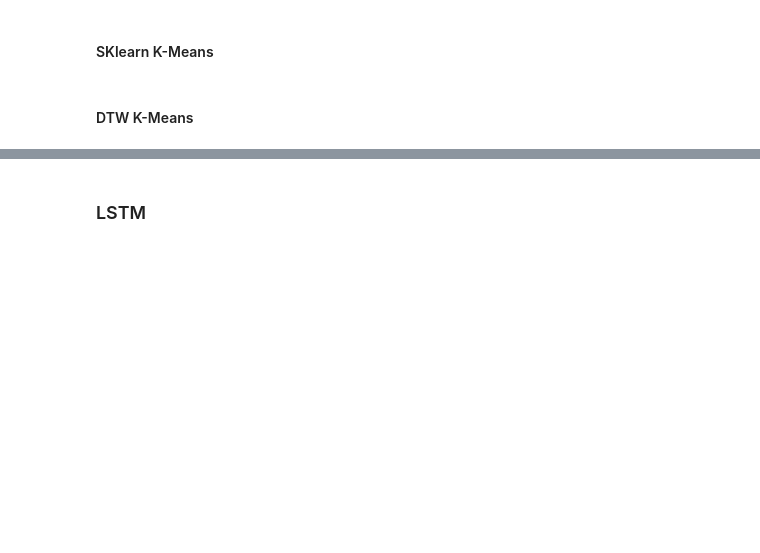
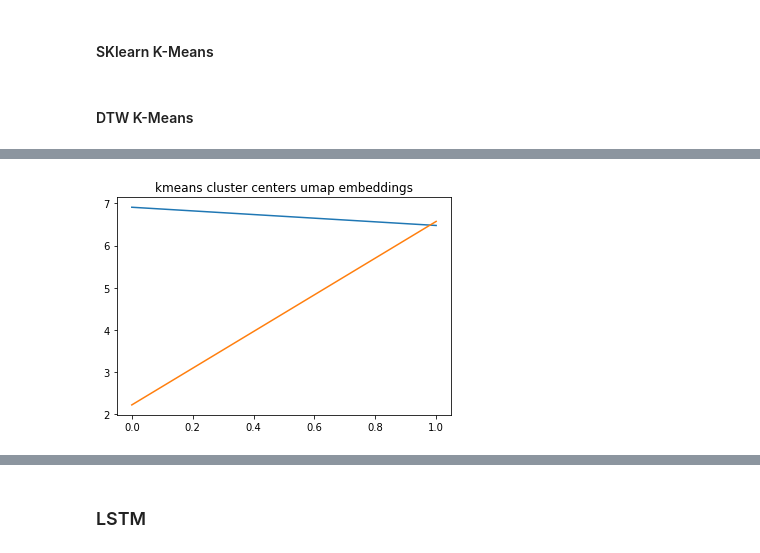
Before and after one commit to vtsch/mt-vt, a Jupyter notebook: 07_embeddings_kmeans_irregular.ipynb, the cells around one changed output, grey strips where cells are left out. Drawn from its saved outputs; the diff is of its cells as text; code cells hidden in the pictures; blank space fills up the shorter version.

```diff
--- a/07_embeddings_kmeans_irregular.ipynb
+++ b/07_embeddings_kmeans_irregular.ipynb
@@ -163,8 +246,10 @@ def umapt(data):
 # %%
-centroids, kmeans_labels = sklearnkmeans(test)
+centroids, kmeans_labels = sklearnkmeans(umap_embedding, n_clusters=2)
 
 for i in centroids:
     plt.plot(i)
-plt.title("kmeans cluster centers original data")
+plt.title("kmeans cluster centers umap embeddings")
 plt.show()
+# %% [output]
+[figure, added]
 # %%
```
Also changed, not shown: parts of 71 cells of this notebook.
